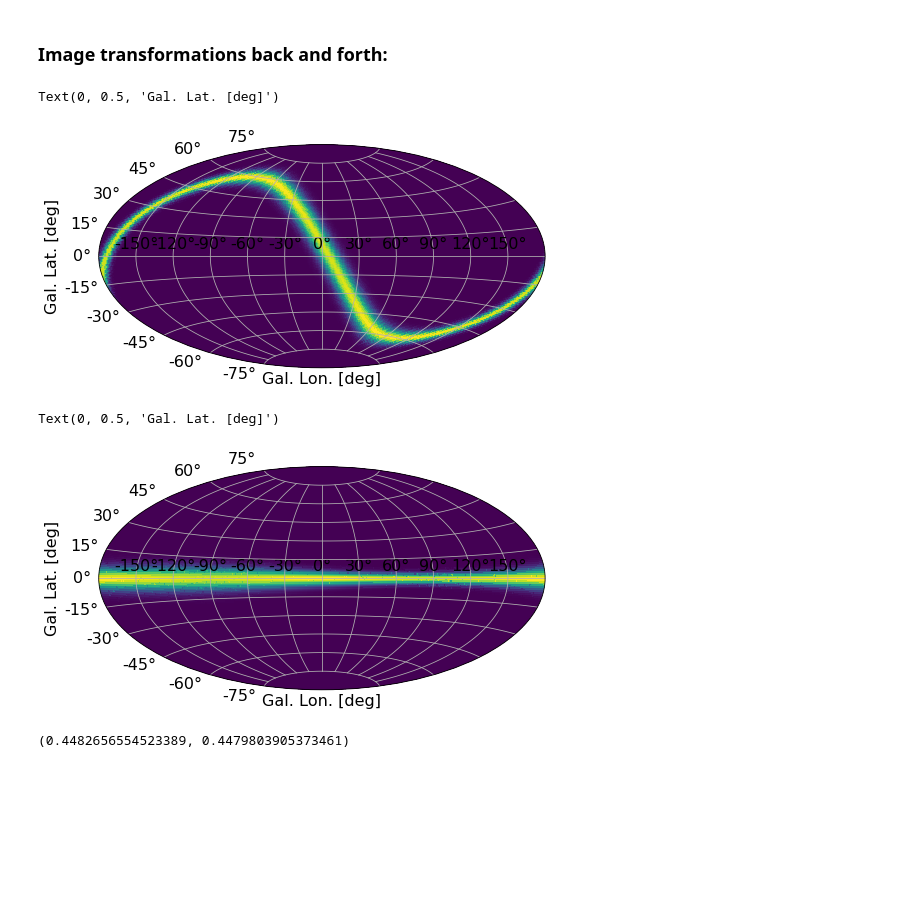
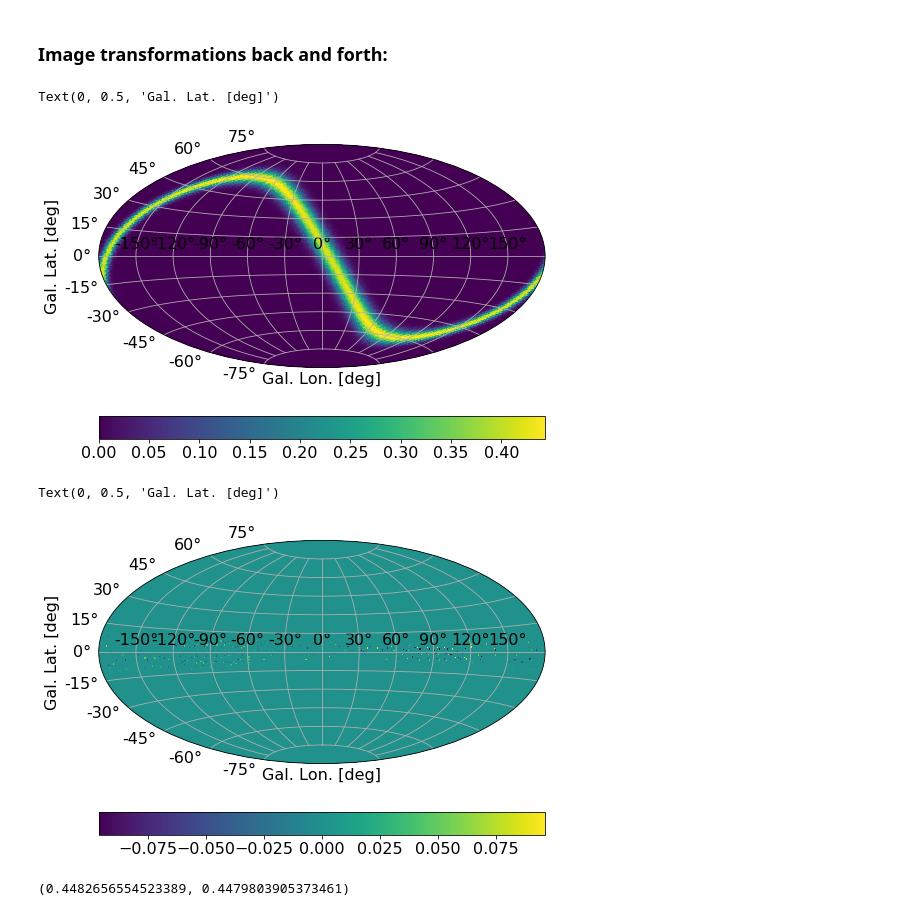
Before and after one commit to tsiegert/for-students, a Jupyter notebook: los_torus_trafo.ipynb, the cells around one changed output. Saved outputs shown, nothing was run; the diff lists cells and outputs as text; code cells hidden in the pictures; blank space fills up the shorter version.

```diff
--- a/los_torus_trafo.ipynb
+++ b/los_torus_trafo.ipynb
@@ -646,24 +647,27 @@ torus_G_gal = trafo_image_EC2GAL(PHI_ARR,THETA_ARR,torus_G)
 # %%
 plt.subplot(projection='aitoff')
 plt.pcolormesh(PHI_ARRg,THETA_ARRg,torus_G_gal,norm=colors.PowerNorm(1.0))
+plt.colorbar(orientation='horizontal')
 plt.grid()
 plt.xlabel(r'Gal. Lon. [deg]')
 plt.ylabel(r'Gal. Lat. [deg]')
 # %% [output]
 Text(0, 0.5, 'Gal. Lat. [deg]')
-[figure, old version]
+[figure, new version]
 # %%
 # back from gal to ec
 torus_G_ec = trafo_image_GAL2EC(PHI_ARR,THETA_ARR,torus_G_gal)
 # %%
+# residuals of back and forth transformation
 plt.subplot(projection='aitoff')
-plt.pcolormesh(PHI_ARRg,THETA_ARRg,torus_G_ec,norm=colors.PowerNorm(1.0))
+plt.pcolormesh(PHI_ARRg,THETA_ARRg,(torus_G_ec-torus_G),norm=colors.PowerNorm(1.0))
+plt.colorbar(orientation='horizontal')
 plt.grid()
 plt.xlabel(r'Gal. Lon. [deg]')
 plt.ylabel(r'Gal. Lat. [deg]')
 # %% [output]
 Text(0, 0.5, 'Gal. Lat. [deg]')
-[figure, old version]
+[figure, new version]
 # %%
 # comparison of integrated flux
 np.sum(torus_G*domega),np.sum(torus_G_ec*domega)
```
Also changed, not shown: parts of 1 cell of this notebook.
